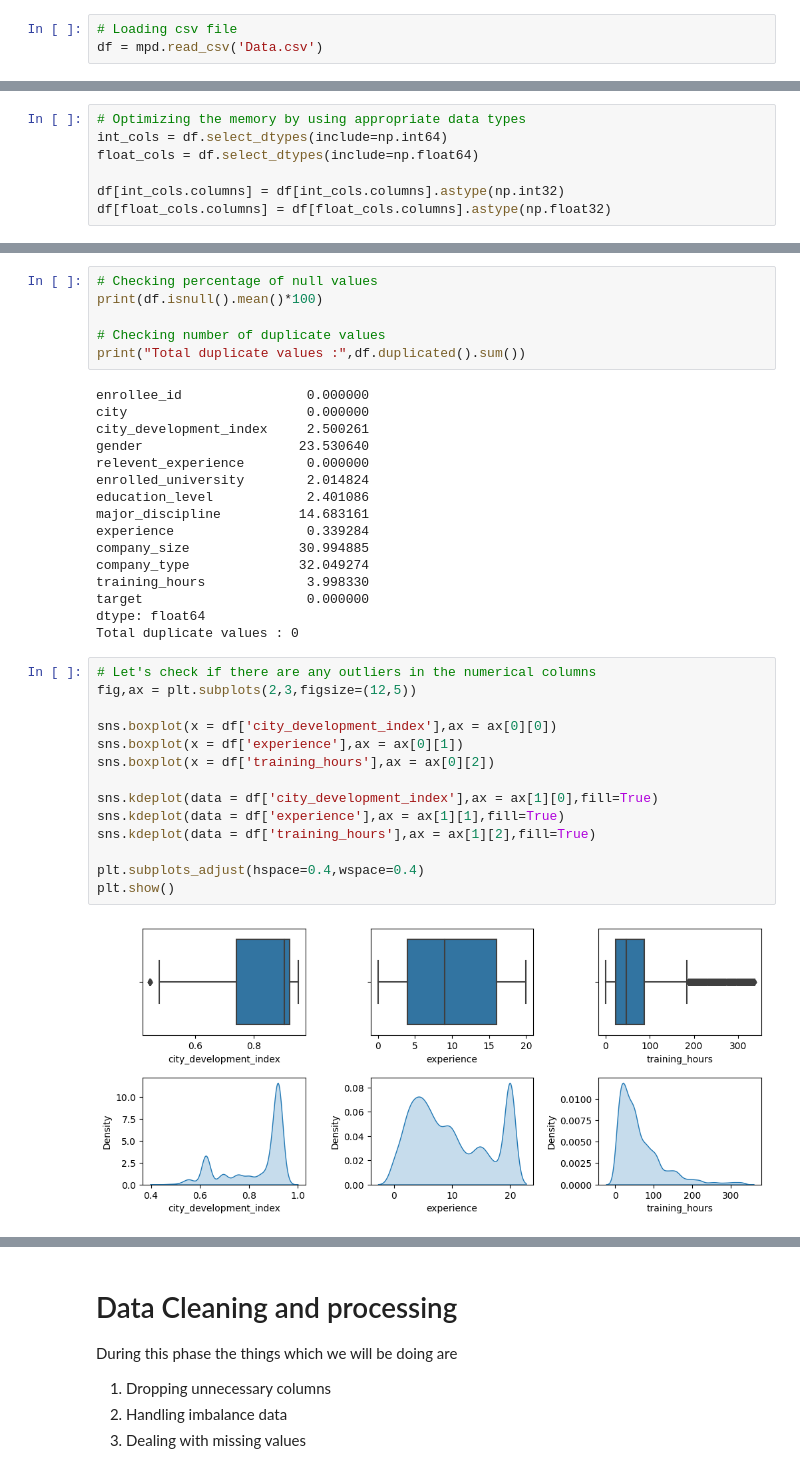
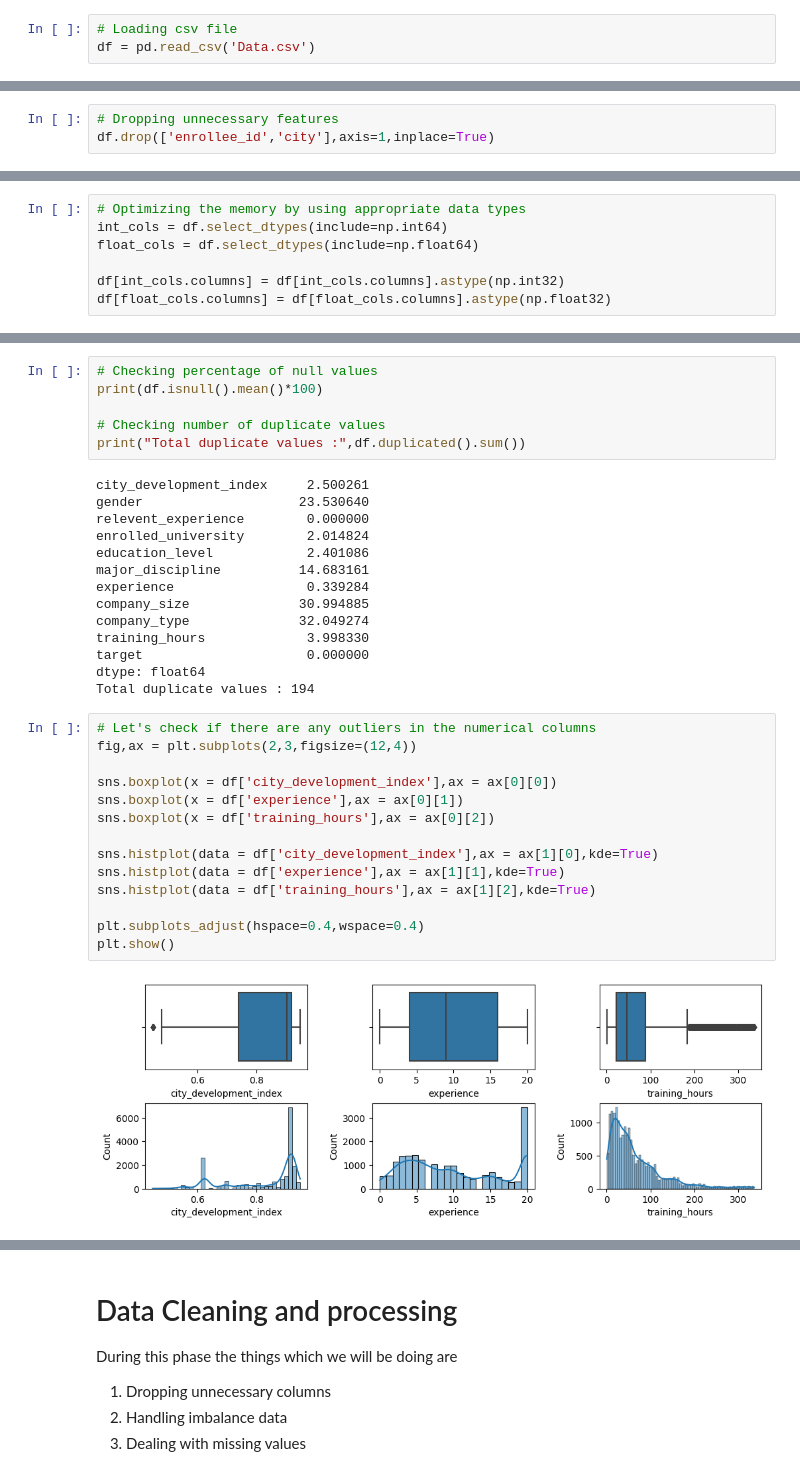
Before and after one commit to yuvraaj2002/Old_projects, a Jupyter notebook: Data Science Job prediction/notebook/Main_Code_DS.ipynb, the cells around one changed output, grey strips where cells are left out. Cells and saved outputs as stored; diff of their text form.

```diff
--- a/Data Science Job prediction/notebook/Main_Code_DS.ipynb
+++ b/Data Science Job prediction/notebook/Main_Code_DS.ipynb
@@ -39,7 +29,7 @@ Everything imported successfully
 ### Loading the data from csv file
 # %%
 # Loading csv file
-df = mpd.read_csv('Data.csv')
+df = pd.read_csv('Data.csv')
 # %% [markdown]
 # Introductory EDA
 # %%
@@ -60,3 +54,6 @@ df.sample(5)
+# %%
+# Dropping unnecessary features
+df.drop(['enrollee_id','city'],axis=1,inplace=True)
 # %%
 # Let's get some basic informatin about the features
 df.info()
@@ -108,8 +116,6 @@ print(df.isnull().mean()*100)
 # Checking number of duplicate values
 print("Total duplicate values :",df.duplicated().sum())
 # %% [output]
-enrollee_id                0.000000
-city                       0.000000
 city_development_index     2.500261
 gender                    23.530640
 relevent_experience        0.000000
@@ -122,23 +128,23 @@ company_type              32.049274
 training_hours             3.998330
 target                     0.000000
 dtype: float64
-Total duplicate values : 0
+Total duplicate values : 194
 # %%
 # Let's check if there are any outliers in the numerical columns
-fig,ax = plt.subplots(2,3,figsize=(12,5))
+fig,ax = plt.subplots(2,3,figsize=(12,4))
 
 sns.boxplot(x = df['city_development_index'],ax = ax[0][0])
 sns.boxplot(x = df['experience'],ax = ax[0][1])
 sns.boxplot(x = df['training_hours'],ax = ax[0][2])
 
-sns.kdeplot(data = df['city_development_index'],ax = ax[1][0],fill=True)
-sns.kdeplot(data = df['experience'],ax = ax[1][1],fill=True)
-sns.kdeplot(data = df['training_hours'],ax = ax[1][2],fill=True)
+sns.histplot(data = df['city_development_index'],ax = ax[1][0],kde=True)
+sns.histplot(data = df['experience'],ax = ax[1][1],kde=True)
+sns.histplot(data = df['training_hours'],ax = ax[1][2],kde=True)
 
 plt.subplots_adjust(hspace=0.4,wspace=0.4)
 plt.show()
 # %% [output]
-[figure, old version]
+[figure, new version]
 # %%
 # Plot a pie chart 0 -> No job and 1 -> Get job
 fig,ax = plt.subplots(figsize = (3,3))
```
Also changed, not shown: parts of 11 cells of this notebook.
